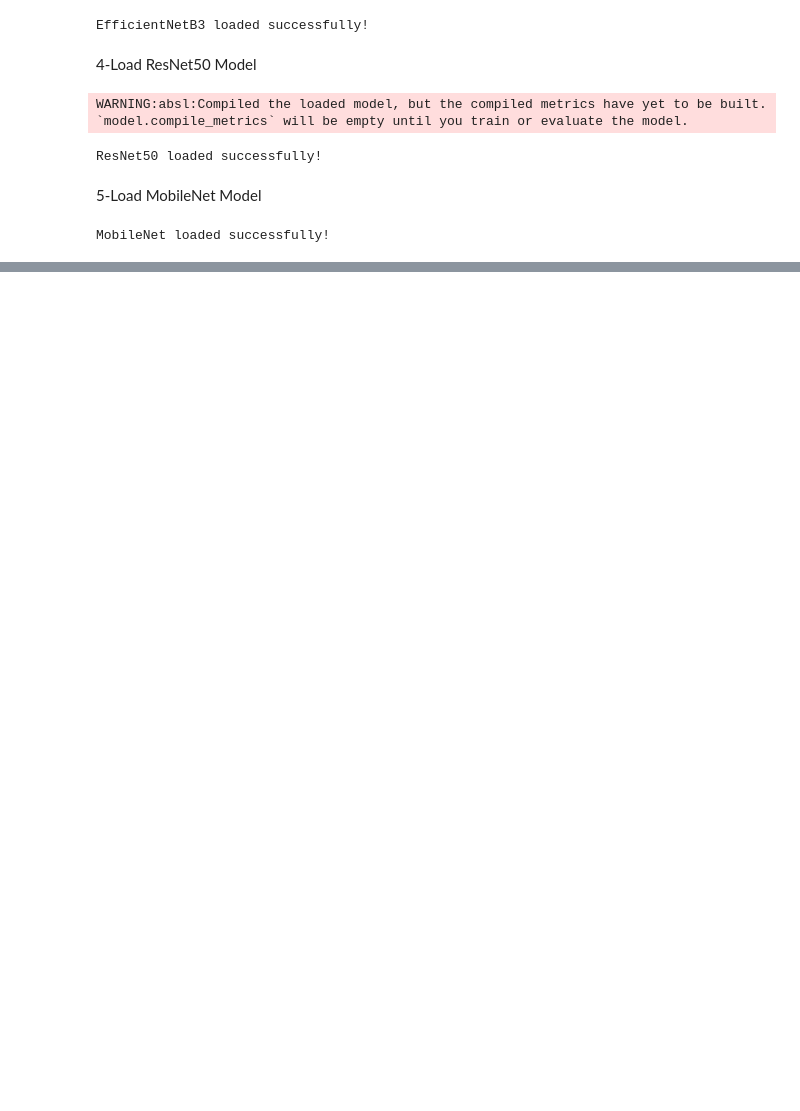
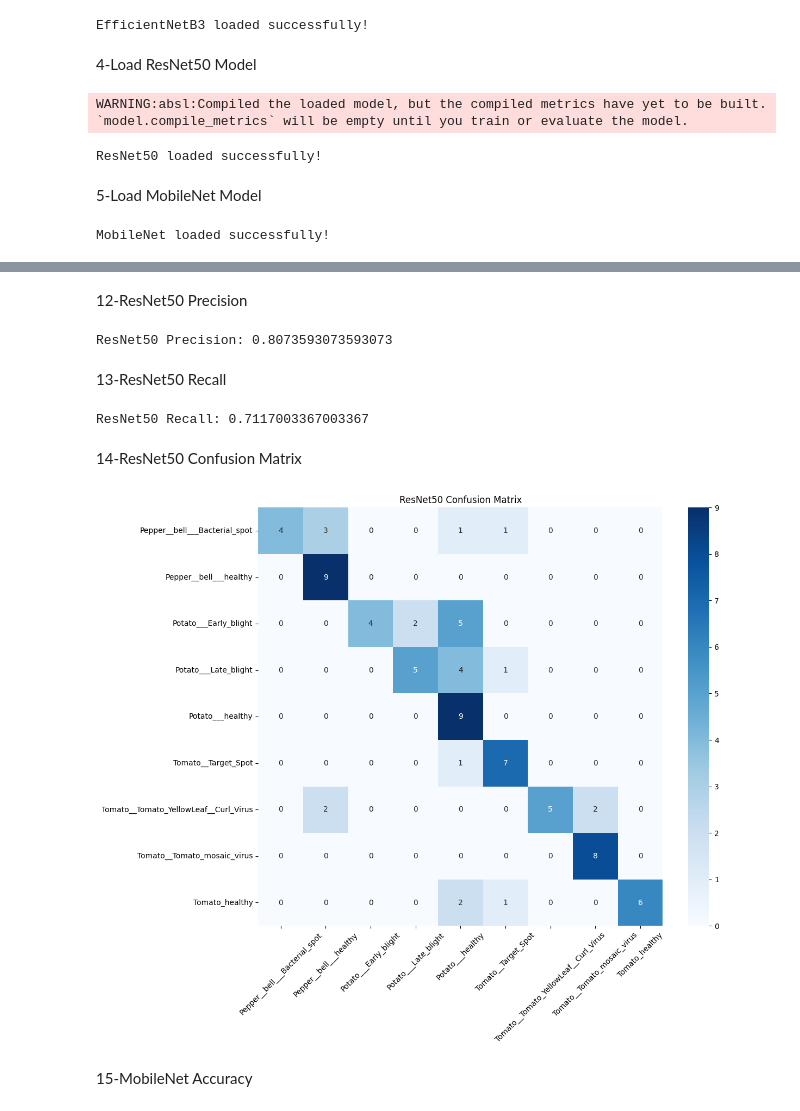
Before and after one commit to alberehap/plant-disease-classification, a Jupyter notebook: Evaluation.ipynb, the cells around one changed output, grey strips where cells are left out. Saved outputs shown, nothing was run; the diff lists cells and outputs as text; code cells hidden in the pictures; blank space fills up the shorter version.

```diff
--- a/Evaluation.ipynb
+++ b/Evaluation.ipynb
@@ -76,0 +114,3 @@ MobileNet loaded successfully!
+# %%
+acc_res, prec_res, rec_res, f1_res, y_true_res, y_pred_res = get_metrics(resnet_model, test_ds)
+print("ResNet50 Accuracy:", acc_res)
@@ -76,0 +125,26 @@ MobileNet loaded successfully!
+# %% [markdown]
+12-ResNet50 Precision
+# %%
+print("ResNet50 Precision:", prec_res)
+# %% [output]
+ResNet50 Precision: 0.8073593073593073
+# %% [markdown]
+13-ResNet50 Recall
+# %%
+print("ResNet50 Recall:", rec_res)
+# %% [output]
+ResNet50 Recall: 0.7117003367003367
+# %% [markdown]
+14-ResNet50 Confusion Matrix
+# %%
+cm_res = confusion_matrix(y_true_res, y_pred_res)
+plt.figure(figsize=(12,10))
+sns.heatmap(cm_res, annot=True, fmt="d", xticklabels=class_names, yticklabels=class_names, cmap="Blues")
+plt.xticks(rotation=45)
+plt.yticks(rotation=0)
+plt.title("ResNet50 Confusion Matrix")
+plt.show()
+# %% [output]
+[figure, added]
+# %% [markdown]
+15-MobileNet Accuracy
```
Also changed, not shown: parts of 30 cells of this notebook.
